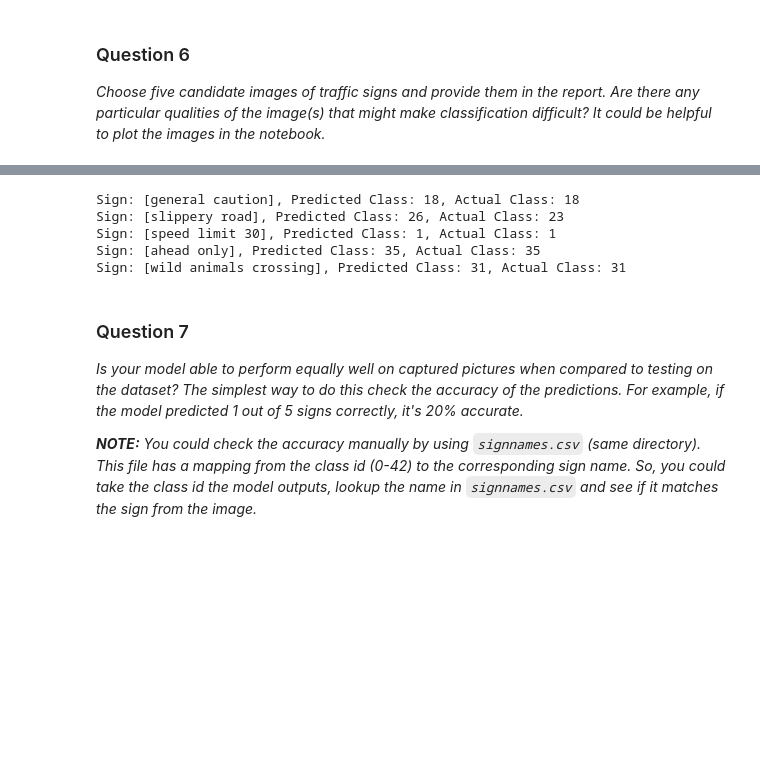
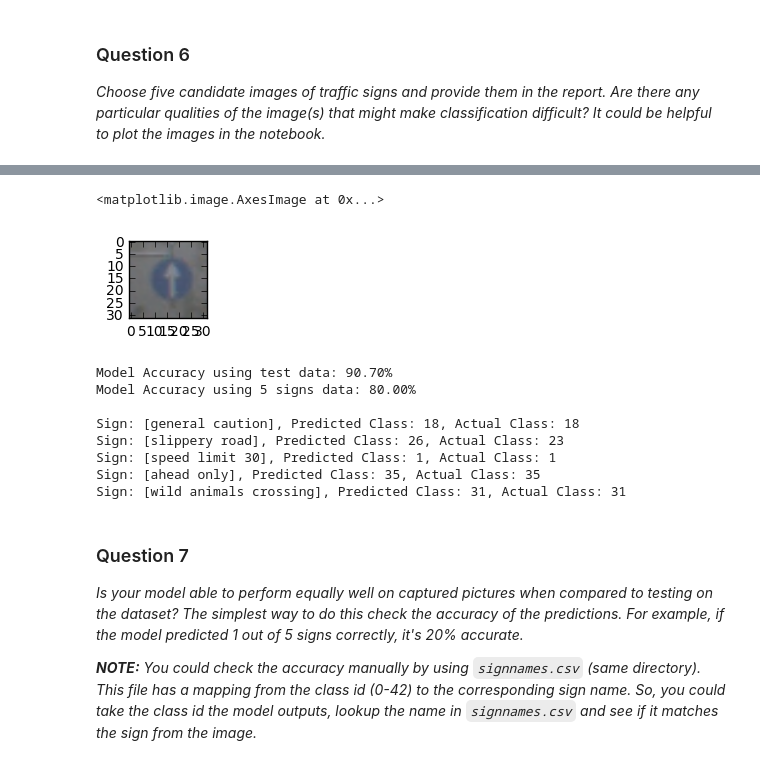
Before and after one commit to dtraskas/CarND-Traffic-Sign-Classifier-Project, a Jupyter notebook: Traffic_Sign_Classifier.ipynb, the cells around one changed output, grey strips where cells are left out. Drawn from its saved outputs; the diff is of its cells as text; code cells hidden in the pictures; blank space fills up the shorter version.

```diff
--- a/Traffic_Sign_Classifier.ipynb
+++ b/Traffic_Sign_Classifier.ipynb
@@ -409,3 +434,18 @@ The general caution and ahead only traffic signs I concidered them to be easier
+# %%
+# Plot different images from the training data and for the specified class id
+# Use this as an analysis tool of the training images compared to the test images
+import random
+
+class_id = 35
+indices = np.where(y_train==class_id)
+
+index =  random.choice(indices)
+image = X_train[index[random.randint(0, len(index))]].squeeze()
+plt.figure(figsize=(1,1))
+plt.imshow(image, cmap="gray")
+# %% [output]
+<matplotlib.image.AxesImage at 0x...>
+[figure, added]
 # %%
 ### Run the predictions here.
 ### Feel free to use as many code cells as needed.
@@ -415,11 +455,23 @@ top_k_predict = tf.nn.top_k(logits, 5)
 
 with tf.Session() as sess:
     saver.restore(sess, tf.train.latest_checkpoint('.'))
-    top_k, predictions = sess.run([top_k_predict, predict], feed_dict={x: test_data, y: test_data_Y})
+    test_accuracy = evaluate(X_test, y_test)
+
+print("Model Accuracy using test data: {:.2f}%".format(test_accuracy * 100))
+
+
+with tf.Session() as sess:
+    saver.restore(sess, tf.train.latest_checkpoint('.'))
+    test2_accuracy, top_k, predictions = sess.run([accuracy_operation, top_k_predict, predict], feed_dict={x: test_data, y: test_data_Y})
+
+print("Model Accuracy using 5 signs data: {:.2f}%\n".format(test2_accuracy * 100))
 
 for i in range(5):
     print("Sign: [{}], Predicted Class: {}, Actual Class: {}".format(signnames[i], predictions[i], test_data_Y[i]))
 # %% [output]
+Model Accuracy using test data: 90.70%
+Model Accuracy using 5 signs data: 80.00%
+
 Sign: [general caution], Predicted Class: 18, Actual Class: 18
 Sign: [slippery road], Predicted Class: 26, Actual Class: 23
 Sign: [speed limit 30], Predicted Class: 1, Actual Class: 1
```
Also changed, not shown: parts of 8 cells of this notebook, 3 other files.
